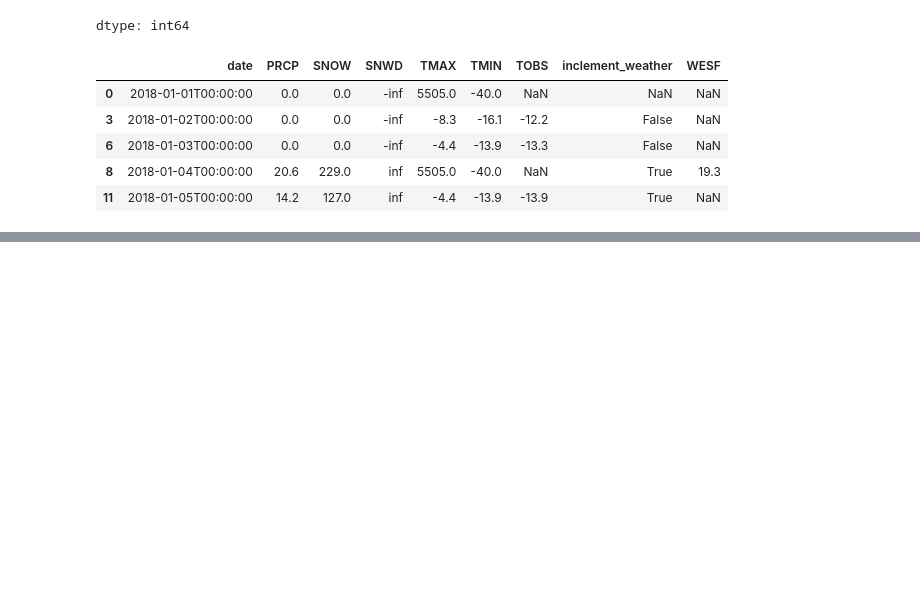
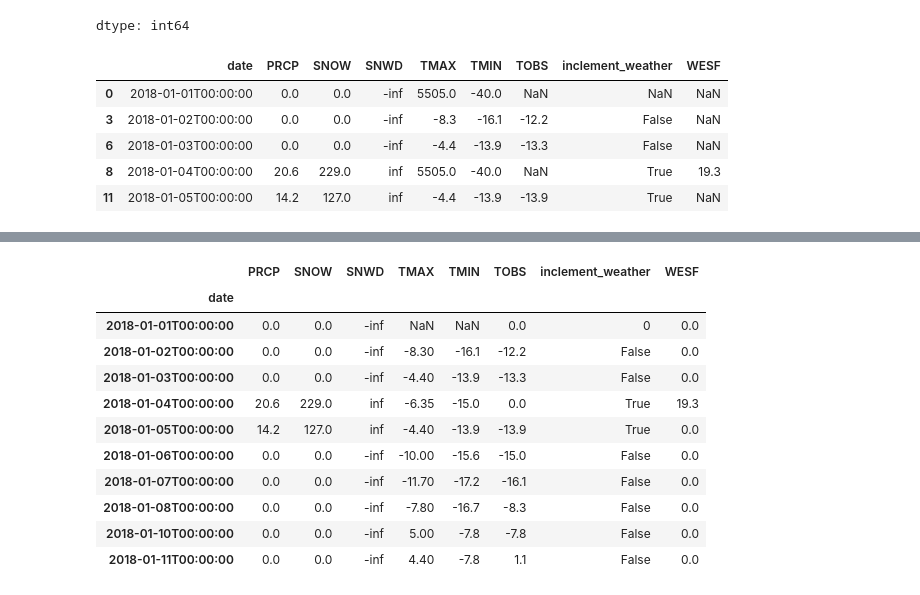
Before and after one commit to OfTheByteQuest/Data-Analytics-Learning-and-Projects, a Jupyter notebook: Chapter-3/Chapter-3.ipynb, the cells around one changed output, grey strips where cells are left out. Saved outputs shown, nothing was run; the diff lists cells and outputs as text; code cells hidden in the pictures; blank space fills up the shorter version.

```diff
--- a/Chapter-3/Chapter-3.ipynb
+++ b/Chapter-3/Chapter-3.ipynb
@@ -2043,0 +2081,3 @@ df_deduped.head()
+# %%
+df_deduped.loc[:'WESF'].fillna(0, inplace=True)
+df_deduped.head()
@@ -2043,0 +2160,20 @@ df_deduped.head()
+# %%
+df_deduped.assign(
+        TMAX = lambda x: x.TMAX.replace(5505, np.nan),
+        TMIN = lambda x: x.TMIN.replace(-40, np.nan)
+).set_index('date').apply(
+    lambda x: x.fillna(x.rolling(7, min_periods=0).median())
+).head(10)
+# %% [output]
+|  | PRCP | SNOW | SNWD | TMAX | TMIN | TOBS | inclement_weather | WESF |
+| date |  |  |  |  |  |  |  |  |
+| 2018-01-01T00:00:00 | 0.0 | 0.0 | -inf | NaN | NaN | 0.0 | 0 | 0.0 |
+| 2018-01-02T00:00:00 | 0.0 | 0.0 | -inf | -8.30 | -16.1 | -12.2 | False | 0.0 |
+| 2018-01-03T00:00:00 | 0.0 | 0.0 | -inf | -4.40 | -13.9 | -13.3 | False | 0.0 |
+| 2018-01-04T00:00:00 | 20.6 | 229.0 | inf | -6.35 | -15.0 | 0.0 | True | 19.3 |
+| 2018-01-05T00:00:00 | 14.2 | 127.0 | inf | -4.40 | -13.9 | -13.9 | True | 0.0 |
+| 2018-01-06T00:00:00 | 0.0 | 0.0 | -inf | -10.00 | -15.6 | -15.0 | False | 0.0 |
+| 2018-01-07T00:00:00 | 0.0 | 0.0 | -inf | -11.70 | -17.2 | -16.1 | False | 0.0 |
+| 2018-01-08T00:00:00 | 0.0 | 0.0 | -inf | -7.80 | -16.7 | -8.3 | False | 0.0 |
+| 2018-01-10T00:00:00 | 0.0 | 0.0 | -inf | 5.00 | -7.8 | -7.8 | False | 0.0 |
+| 2018-01-11T00:00:00 | 0.0 | 0.0 | -inf | 4.40 | -7.8 | 1.1 | False | 0.0 |
```
Also changed, not shown: parts of 24 cells of this notebook.
